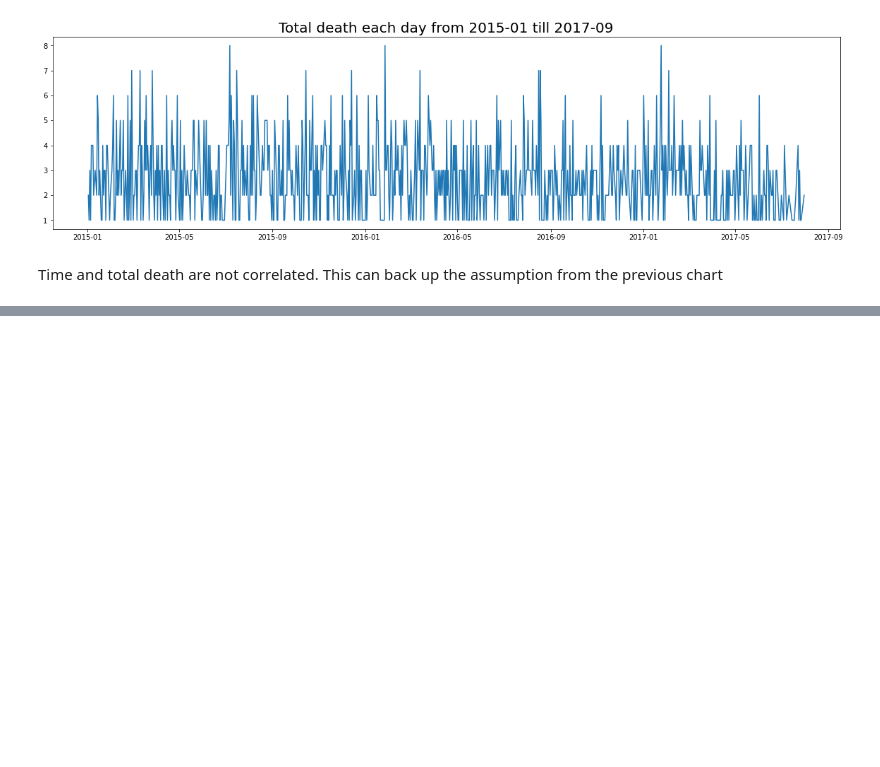
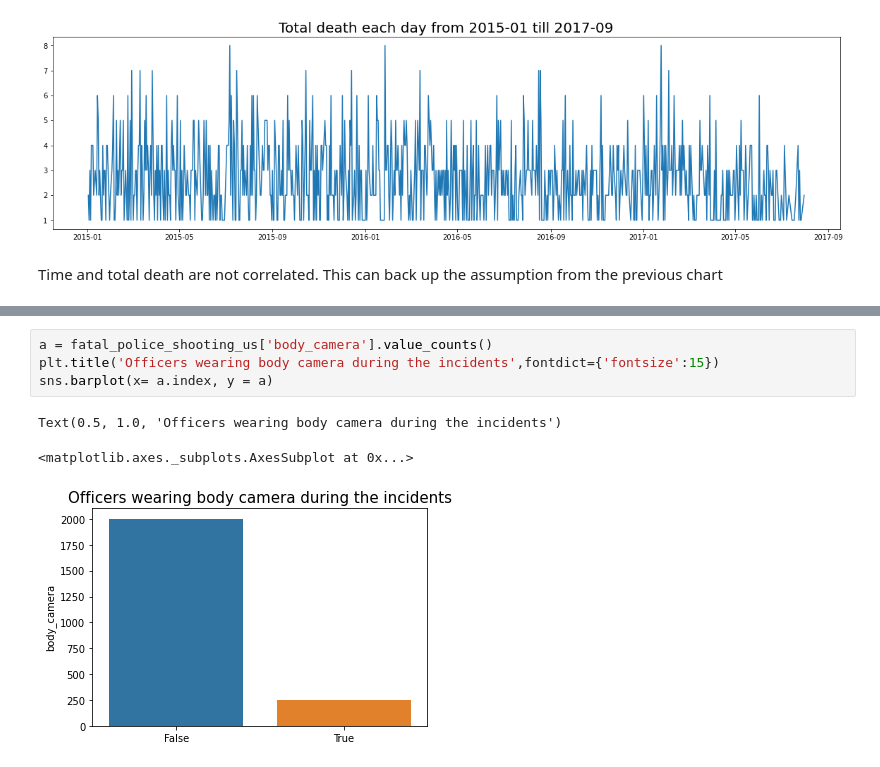
Before and after one commit to UToledo-DataScience/Fatal-Police-Shootings-in-the-US, a Jupyter notebook: EDA/EDA.ipynb, the cells around one changed output, grey strips where cells are left out. Cells and saved outputs as stored; diff of their text form; blank space fills up the shorter version.

```diff
--- a/EDA/EDA.ipynb
+++ b/EDA/EDA.ipynb
@@ -285,0 +383,8 @@ https://ucr.fbi.gov/crime-in-the-u.s/2017/crime-in-the-u.s.-2017/topic-pages/tab
+# %%
+a = fatal_police_shooting_us['body_camera'].value_counts()
+plt.title('Officers wearing body camera during the incidents',fontdict={'fontsize':15})
+sns.barplot(x= a.index, y = a)
+# %% [output]
+Text(0.5, 1.0, 'Officers wearing body camera during the incidents')
+<matplotlib.axes._subplots.AxesSubplot at 0x...>
+[figure, added]
```
Also changed, not shown: parts of 6 cells of this notebook.
